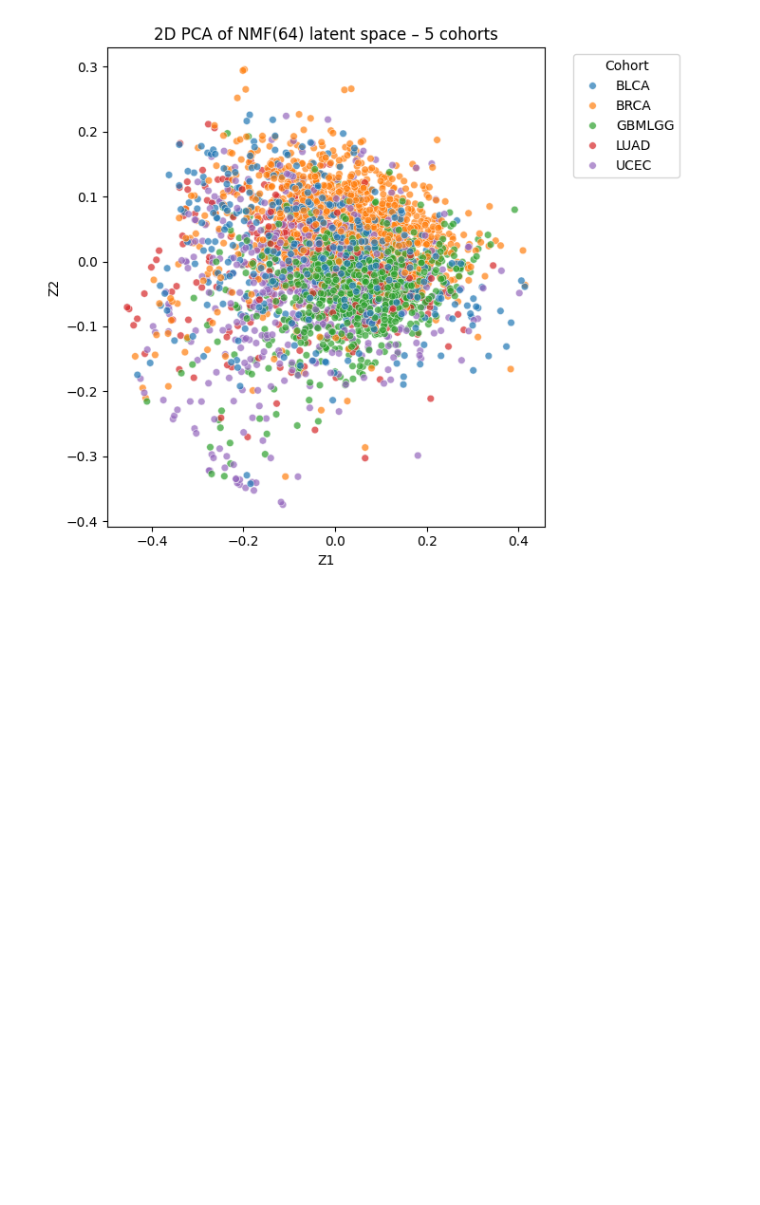
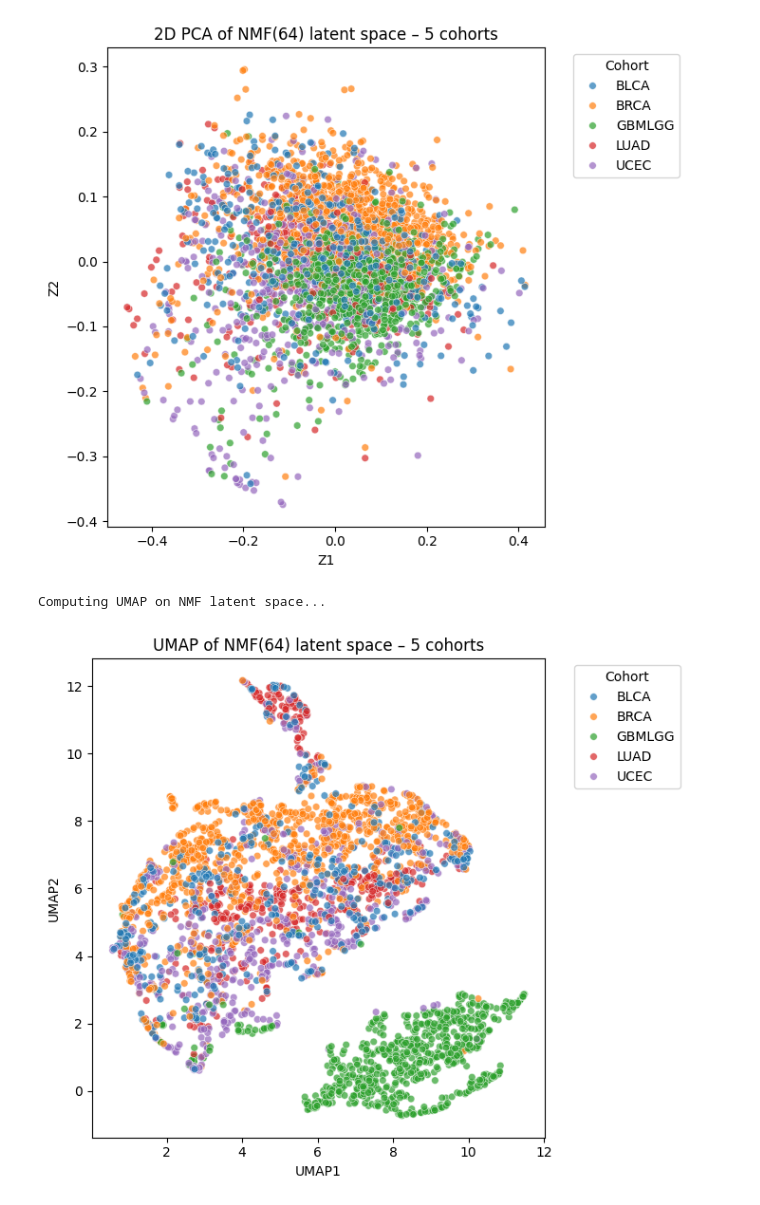
Before and after one commit to arionandrei2000/bdh_challenge_2025, a Jupyter notebook: notebooks/04_analysis.ipynb, the cells around one changed output. Cells and saved outputs as stored; diff of their text form; code cells hidden in the pictures; blank space fills up the shorter version.

```diff
--- a/notebooks/04_analysis.ipynb
+++ b/notebooks/04_analysis.ipynb
@@ -566,7 +566,51 @@ Weighted F1: 0.951557712644224
 Computing 2D PCA on NMF latent space for visualization...
 [figure]
 # %%
-# Optional: compare to PCA baseline
-metrics_5_combined = pd.concat([metrics_5, metrics_5_nmf])
-print("\nCombined 5-cohort baseline metrics:")
-display(metrics_5_combined)
+# 8.6 UMAP visualization of NMF(64) latent space
+
+!pip install -q umap-learn
+
+import umap
+
+print("\nComputing UMAP on NMF latent space...")
+
+# If you're in the same session as 8.3:
+#   - nmf_step = clf_5_nmf.named_steps["nmf"]
+#   - X_all_5 = expr_5.loc[df_5.index].values
+#   - Z_all_5 = nmf_step.transform(X_all_5)
+
+reducer = umap.UMAP(
+    n_neighbors=15,
+    min_dist=0.1,
+    n_components=2,
+    metric="euclidean",
+    random_state=RANDOM_SEED,
+)
+
+Z_umap = reducer.fit_transform(Z_all_5)  # shape: (n_samples, 2)
+
+umap_df = pd.DataFrame(
+    {
+        "UMAP1": Z_umap[:, 0],
+        "UMAP2": Z_umap[:, 1],
+        "cohort_5": df_5["cohort_5"].values,
+    },
+    index=df_5.index,
+)
+
+plt.figure(figsize=(7,6))
+sns.scatterplot(
+    data=umap_df,
+    x="UMAP1",
+    y="UMAP2",
+    hue="cohort_5",
+    alpha=0.7,
+    s=30,
+)
+plt.title("UMAP of NMF(64) latent space – 5 cohorts")
+plt.legend(title="Cohort", bbox_to_anchor=(1.05, 1), loc="upper left")
+plt.tight_layout()
+plt.show()
+# %% [output]
+Computing UMAP on NMF latent space...
+[figure, added]
```
Also changed, not shown: parts of 4 cells of this notebook.
